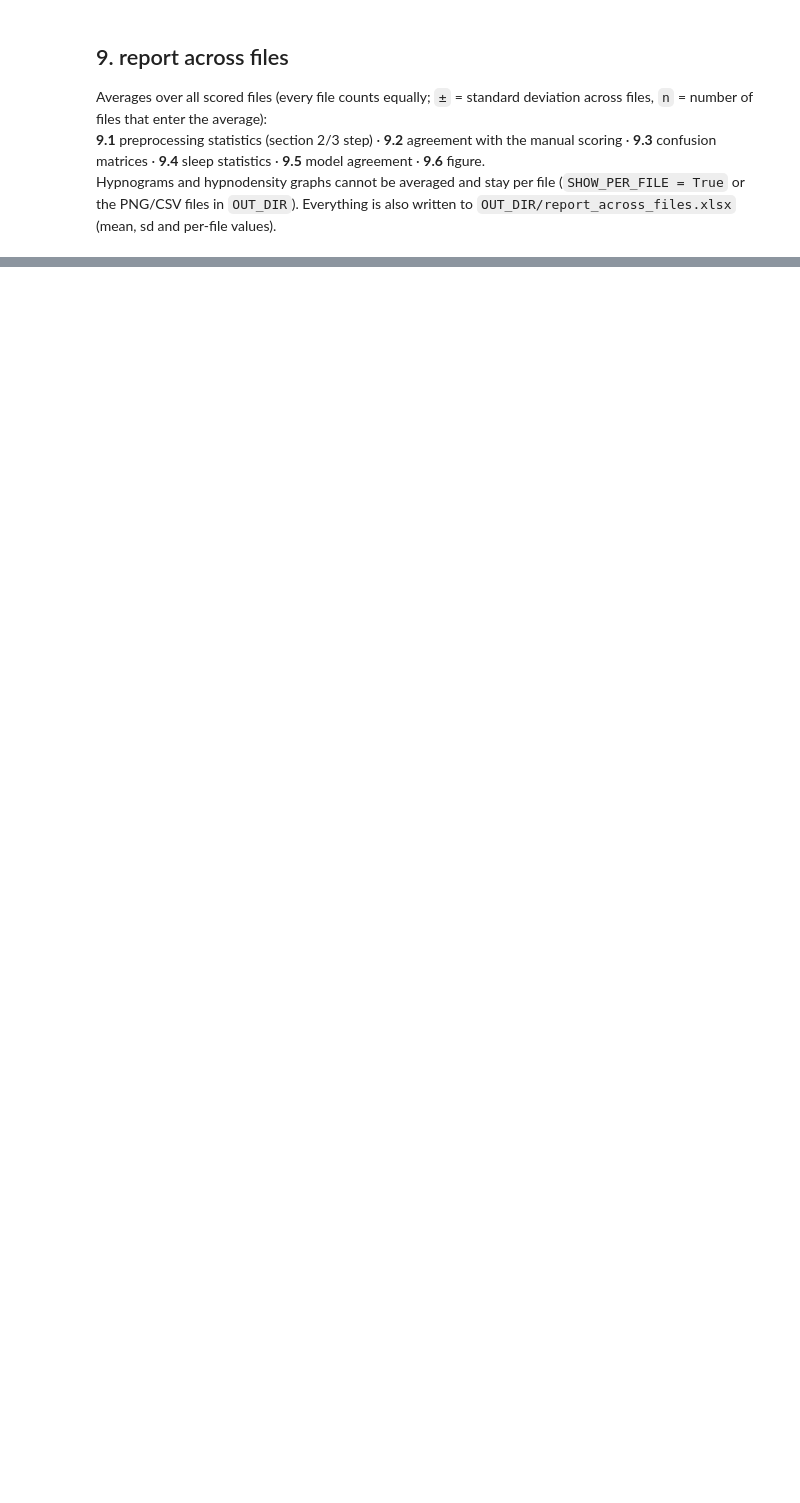
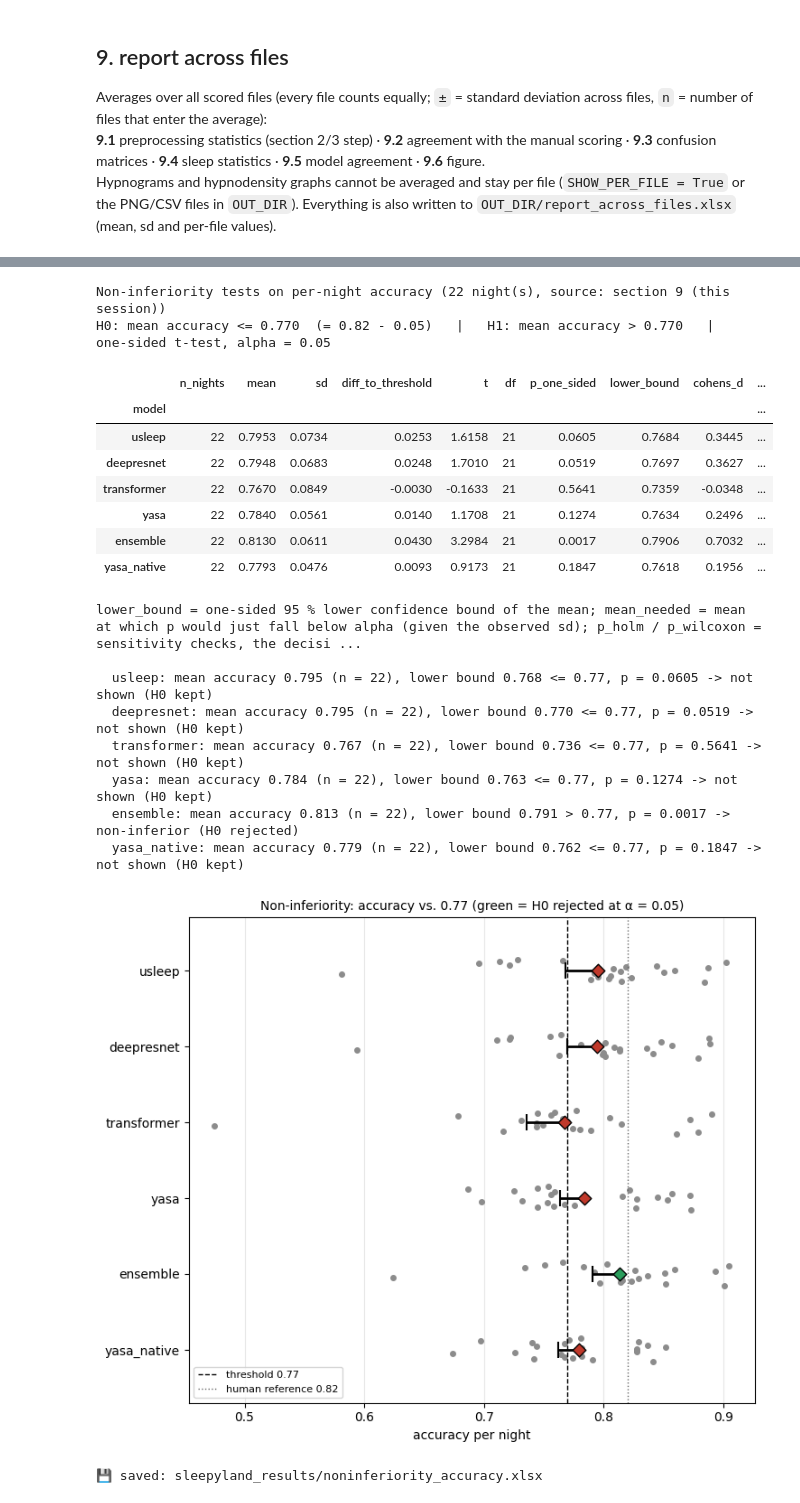
Before and after one commit to marinakoe/Sleep-Staging_PLAS-Responsiveness, a Jupyter notebook: 1_SleepStaging/sleepyland_scoring_multifile.ipynb, the cells around one changed output, grey strips where cells are left out. Saved outputs shown, nothing was run; the diff lists cells and outputs as text; code cells hidden in the pictures; blank space fills up the shorter version.

Commit message:
add test section

```diff
--- a/1_SleepStaging/sleepyland_scoring_multifile.ipynb
+++ b/1_SleepStaging/sleepyland_scoring_multifile.ipynb
@@ -996,0 +1239,23 @@ report = report_across_files(all_results, failed)
+# %%
+ni_results = run_noninferiority()
+# %% [output]
+Non-inferiority tests on per-night accuracy (22 night(s), source: section 9 (this session))
+H0: mean accuracy <= 0.770  (= 0.82 - 0.05)   |   H1: mean accuracy > 0.770   |   one-sided t-test, alpha = 0.05
+|  | n_nights | mean | sd | diff_to_threshold | t | df | p_one_sided | lower_bound | cohens_d | ... |
+| model |  |  |  |  |  |  |  |  |  | ... |
+| usleep | 22 | 0.7953 | 0.0734 | 0.0253 | 1.6158 | 21 | 0.0605 | 0.7684 | 0.3445 | ... |
+| deepresnet | 22 | 0.7948 | 0.0683 | 0.0248 | 1.7010 | 21 | 0.0519 | 0.7697 | 0.3627 | ... |
+| transformer | 22 | 0.7670 | 0.0849 | -0.0030 | -0.1633 | 21 | 0.5641 | 0.7359 | -0.0348 | ... |
+| yasa | 22 | 0.7840 | 0.0561 | 0.0140 | 1.1708 | 21 | 0.1274 | 0.7634 | 0.2496 | ... |
+| ensemble | 22 | 0.8130 | 0.0611 | 0.0430 | 3.2984 | 21 | 0.0017 | 0.7906 | 0.7032 | ... |
+| yasa_native | 22 | 0.7793 | 0.0476 | 0.0093 | 0.9173 | 21 | 0.1847 | 0.7618 | 0.1956 | ... |
+lower_bound = one-sided 95 % lower confidence bound of the mean; mean_needed = mean at which p would just fall below alpha (given the observed sd); p_holm / p_wilcoxon = sensitivity checks, the decisi ...
+
+  usleep: mean accuracy 0.795 (n = 22), lower bound 0.768 <= 0.77, p = 0.0605 -> not shown (H0 kept)
+  deepresnet: mean accuracy 0.795 (n = 22), lower bound 0.770 <= 0.77, p = 0.0519 -> not shown (H0 kept)
+  transformer: mean accuracy 0.767 (n = 22), lower bound 0.736 <= 0.77, p = 0.5641 -> not shown (H0 kept)
+  yasa: mean accuracy 0.784 (n = 22), lower bound 0.763 <= 0.77, p = 0.1274 -> not shown (H0 kept)
+  ensemble: mean accuracy 0.813 (n = 22), lower bound 0.791 > 0.77, p = 0.0017 -> non-inferior (H0 rejected)
+  yasa_native: mean accuracy 0.779 (n = 22), lower bound 0.762 <= 0.77, p = 0.1847 -> not shown (H0 kept)
+[figure, added]
+💾 saved: sleepyland_results/noninferiority_accuracy.xlsx
```
Also changed, not shown: parts of 7 cells of this notebook.
